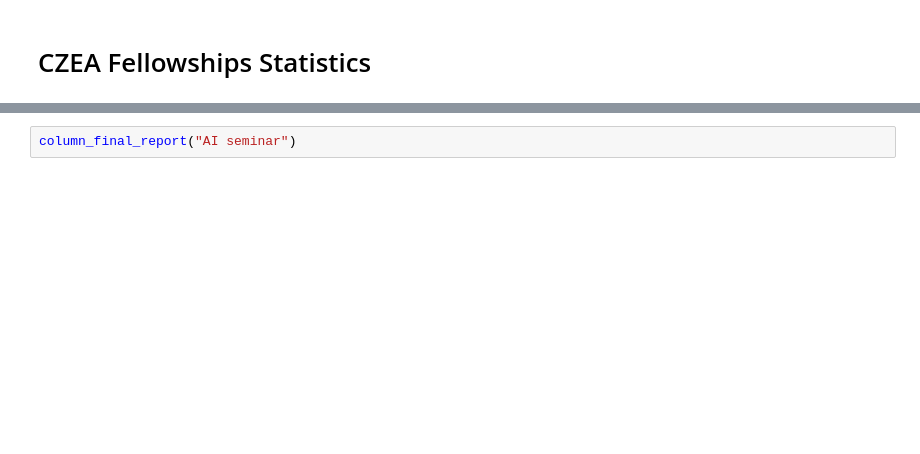
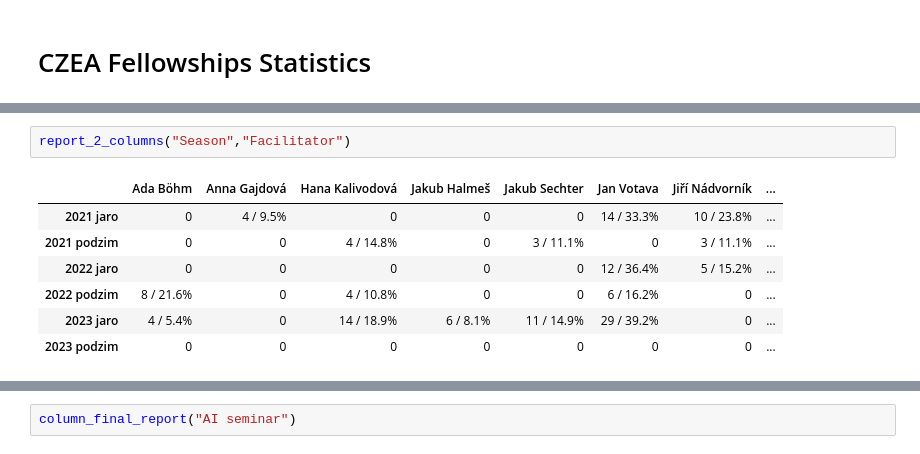
Before and after one commit to GPT-4I/evals, a Jupyter notebook: data.ipynb, the cells around one changed output, grey strips where cells are left out. Drawn from its saved outputs; the diff is of its cells as text; blank space fills up the shorter version.

```diff
--- a/data.ipynb
+++ b/data.ipynb
@@ -2,0 +156,10 @@
+# %%
+report_2_columns("Season","Facilitator")
+# %% [output]
+|  | Ada Böhm | Anna Gajdová | Hana Kalivodová | Jakub Halmeš | Jakub Sechter | Jan Votava | Jiří Nádvorník | ... |
+| 2021 jaro | 0 | 4 / 9.5% | 0 | 0 | 0 | 14 / 33.3% | 10 / 23.8% | ... |
+| 2021 podzim | 0 | 0 | 4 / 14.8% | 0 | 3 / 11.1% | 0 | 3 / 11.1% | ... |
+| 2022 jaro | 0 | 0 | 0 | 0 | 0 | 12 / 36.4% | 5 / 15.2% | ... |
+| 2022 podzim | 8 / 21.6% | 0 | 4 / 10.8% | 0 | 0 | 6 / 16.2% | 0 | ... |
+| 2023 jaro | 4 / 5.4% | 0 | 14 / 18.9% | 6 / 8.1% | 11 / 14.9% | 29 / 39.2% | 0 | ... |
+| 2023 podzim | 0 | 0 | 0 | 0 | 0 | 0 | 0 | ... |
```
Also changed, not shown: parts of 23 cells of this notebook.
